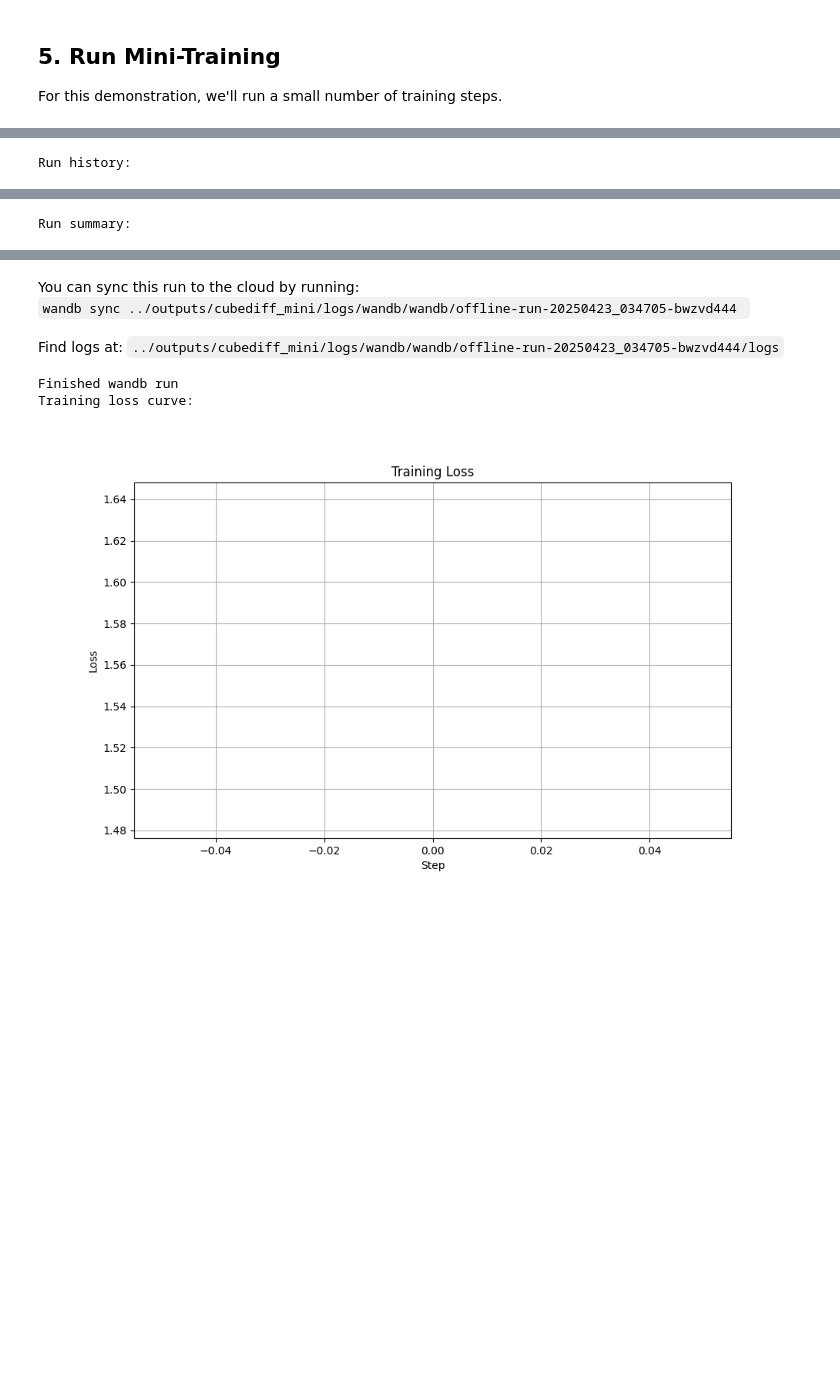
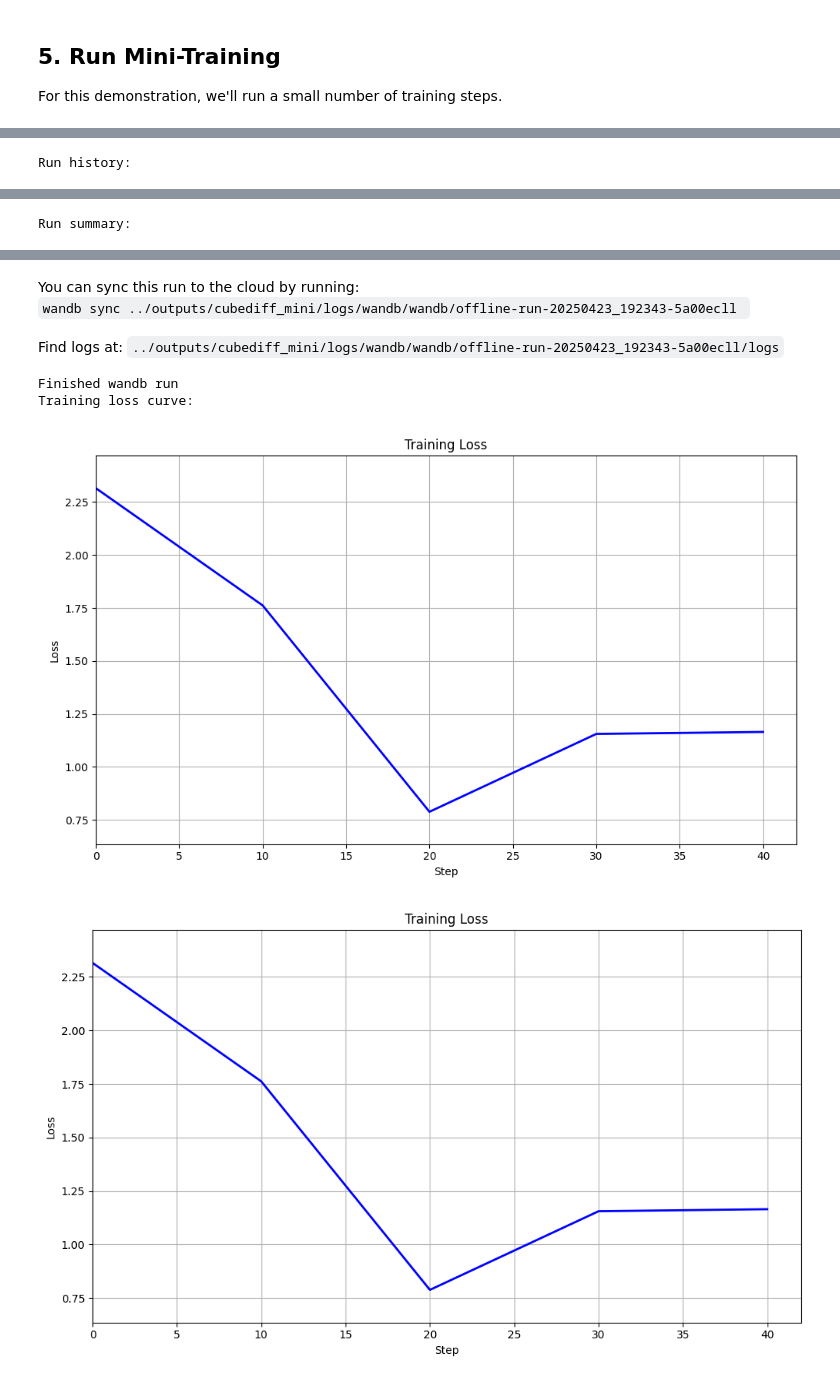
Before and after one commit to umusa/llm-cv-pano-cubediff, a Jupyter notebook: cl/notebooks/03_training_part1.ipynb, the cells around one changed output, grey strips where cells are left out. Saved outputs shown, nothing was run; the diff lists cells and outputs as text; code cells hidden in the pictures; blank space fills up the shorter version.

```diff
--- a/cl/notebooks/03_training_part1.ipynb
+++ b/cl/notebooks/03_training_part1.ipynb
@@ -681,8 +670,11 @@ try:
     print(f"*** 03 training - trainer patch_noise_scheduler done - fix the noise scheduler to handle FP16 inputs\n ")
 
      # Add memory monitoring to the trainer
-    trainer = add_memory_monitoring(trainer)
-    print(f"*** 03 training - trainer patch_noise_scheduler done - Add memory monitoring to the trainer \n ")
+    # trainer = add_memory_monitoring(trainer)
+    # print(f"*** 03 training - trainer patch_noise_scheduler done - Add memory monitoring to the trainer \n ")
+
+    # trainer = direct_fix_loss_curve(trainer)
+    trainer = fix_loss_curve(trainer)
 
     # Enable progressive loading
     if hasattr(config, 'progressive_loading') and config.progressive_loading:
@@ -800,3 +797,3 @@ Estimated time for 30000 steps: 81.15 hours
 [interactive output not drawn]
-Run history:
+Run history:
 | train/epoch | ▁▃▅▆█ |
@@ -805,5 +802,5 @@ Run history:
 | train/step | ▁▃▅▆█ |
 | train/time_minutes | ▁▄▅▇█ |
 | val/loss | ▁ |
-Run summary:
+Run summary:
 | train/epoch | 8 |
@@ -815,6 +812,7 @@ Run summary:
 You can sync this run to the cloud by running:
-wandb sync ../outputs/cubediff_mini/logs/wandb/wandb/offline-run-20250423_034705-bwzvd444
+wandb sync ../outputs/cubediff_mini/logs/wandb/wandb/offline-run-20250423_192343-5a00ecll
-Find logs at: ../outputs/cubediff_mini/logs/wandb/wandb/offline-run-20250423_034705-bwzvd444/logs
+Find logs at: ../outputs/cubediff_mini/logs/wandb/wandb/offline-run-20250423_192343-5a00ecll/logs
-Finished wandb run
-Training loss curve:
+Finished wandb run
+Training loss curve:
-[figure, old version]
+[figure, new version]
+[figure, added]
```
Also changed, not shown: parts of 6 cells of this notebook, 2 other files.
